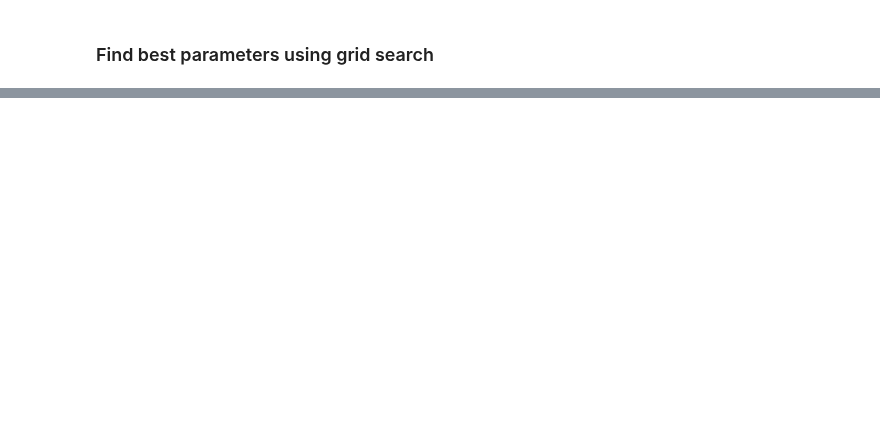
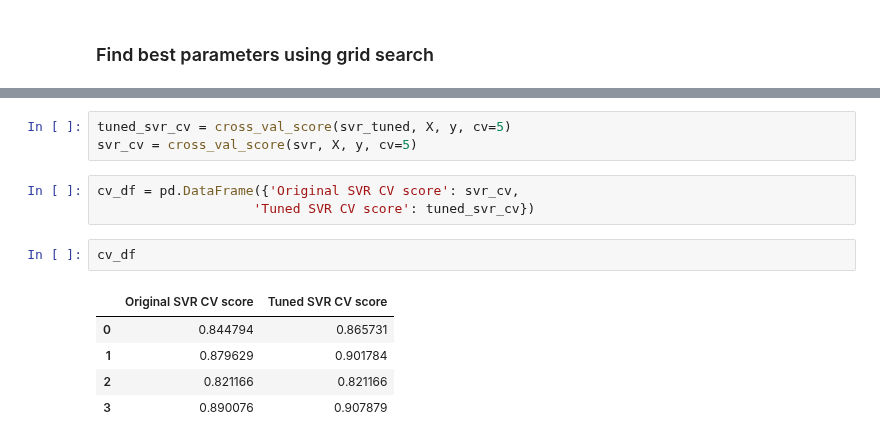
Before and after one commit to kai2128/DM_Assignment, a Jupyter notebook: algorithm/SVM.ipynb, the cells around one changed output, grey strips where cells are left out. Cells and saved outputs as stored; diff of their text form; blank space fills up the shorter version.

```diff
--- a/algorithm/SVM.ipynb
+++ b/algorithm/SVM.ipynb
@@ -98,0 +73,14 @@ plot_prediction_compare_ori(svr, pca.fit_transform(X_test), y_test)
+# %%
+tuned_svr_cv = cross_val_score(svr_tuned, X, y, cv=5)
+svr_cv = cross_val_score(svr, X, y, cv=5)
+# %%
+cv_df = pd.DataFrame({'Original SVR CV score': svr_cv,
+                    'Tuned SVR CV score': tuned_svr_cv})
+# %%
+cv_df
+# %% [output]
+|  | Original SVR CV score | Tuned SVR CV score |
+| 0 | 0.844794 | 0.865731 |
+| 1 | 0.879629 | 0.901784 |
+| 2 | 0.821166 | 0.821166 |
+| 3 | 0.890076 | 0.907879 |
```
Also changed, not shown: parts of 22 cells of this notebook, 1 other file.
